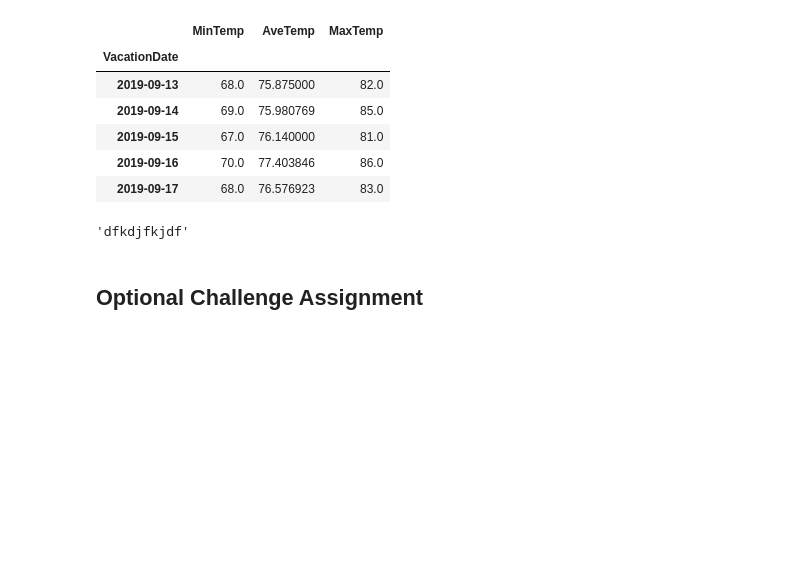
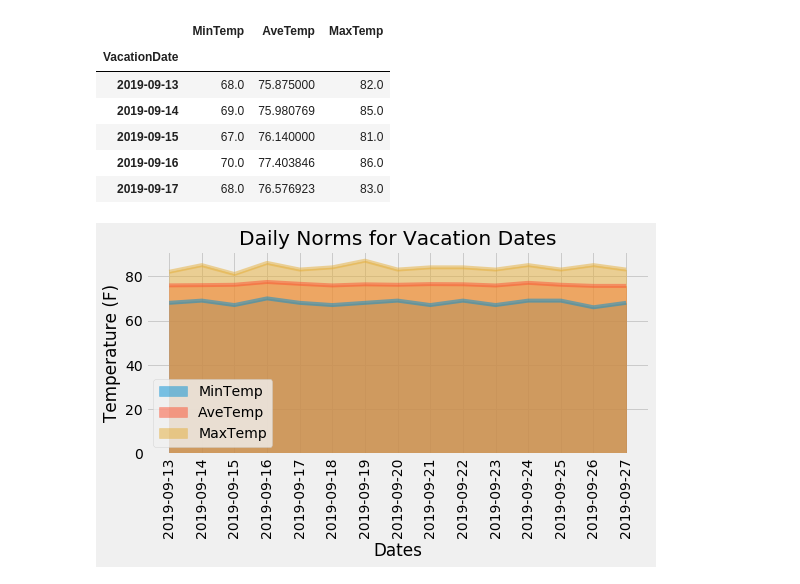
Before and after one commit to normalfactory/DataScience_Assignment_8, a Jupyter notebook: climate_starter.ipynb, the cells around one changed output. Saved outputs shown, nothing was run; the diff lists cells and outputs as text; code cells hidden in the pictures; blank space fills up the shorter version.

Commit message:
completed daily norms

```diff
--- a/climate_starter.ipynb
+++ b/climate_starter.ipynb
@@ -473,6 +473,8 @@ dailyNorms = {
     "VacationDate": []
     }
 
+dailyNormsXTicks = []
+
 
 #- Calculate Normals for Date
 for vacationDate in vacationDates:
@@ -482,7 +484,9 @@ for vacationDate in vacationDates:
     dailyNorms["AveTemp"].append(info[0][1])
     dailyNorms["MaxTemp"].append(info[0][2])
 
-    dailyNorms["VacationDate"].append(datetime.strptime("2019-" + vacationDate, '%Y-%m-%d'))
+    dailyNorms['VacationDate'].append('2019-' + vacationDate)
+
+    dailyNormsXTicks.append('2019-' + vacationDate)
 
 
 #- Create DataFrame
@@ -507,9 +508,0 @@ dailyNorms_df.head()
-# %%
-x1 = "df"
-x2 = "kdjfkjdf"
-
-x1 + x2
-# %% [output]
-'dfkdjfkjdf'
-# %% [markdown]
-## Optional Challenge Assignment
@@ -530,0 +509,13 @@ x1 + x2
+# %%
+#-- Plot Daily Norms
+dailyNorms_df.plot.area(stacked=False, rot=90, use_index=True, figsize=(8,5))
+
+#- Set Plot Metadata
+plt.title("Daily Norms for Vacation Dates")
+plt.ylabel("Temperature (F)")
+plt.xlabel("Dates")
+plt.xticks(np.arange(len(vacationDates)), dailyNormsXTicks)
+
+plt.tight_layout()
+# %% [output]
+[figure, added]
```
Also changed, not shown: parts of 4 cells of this notebook.
